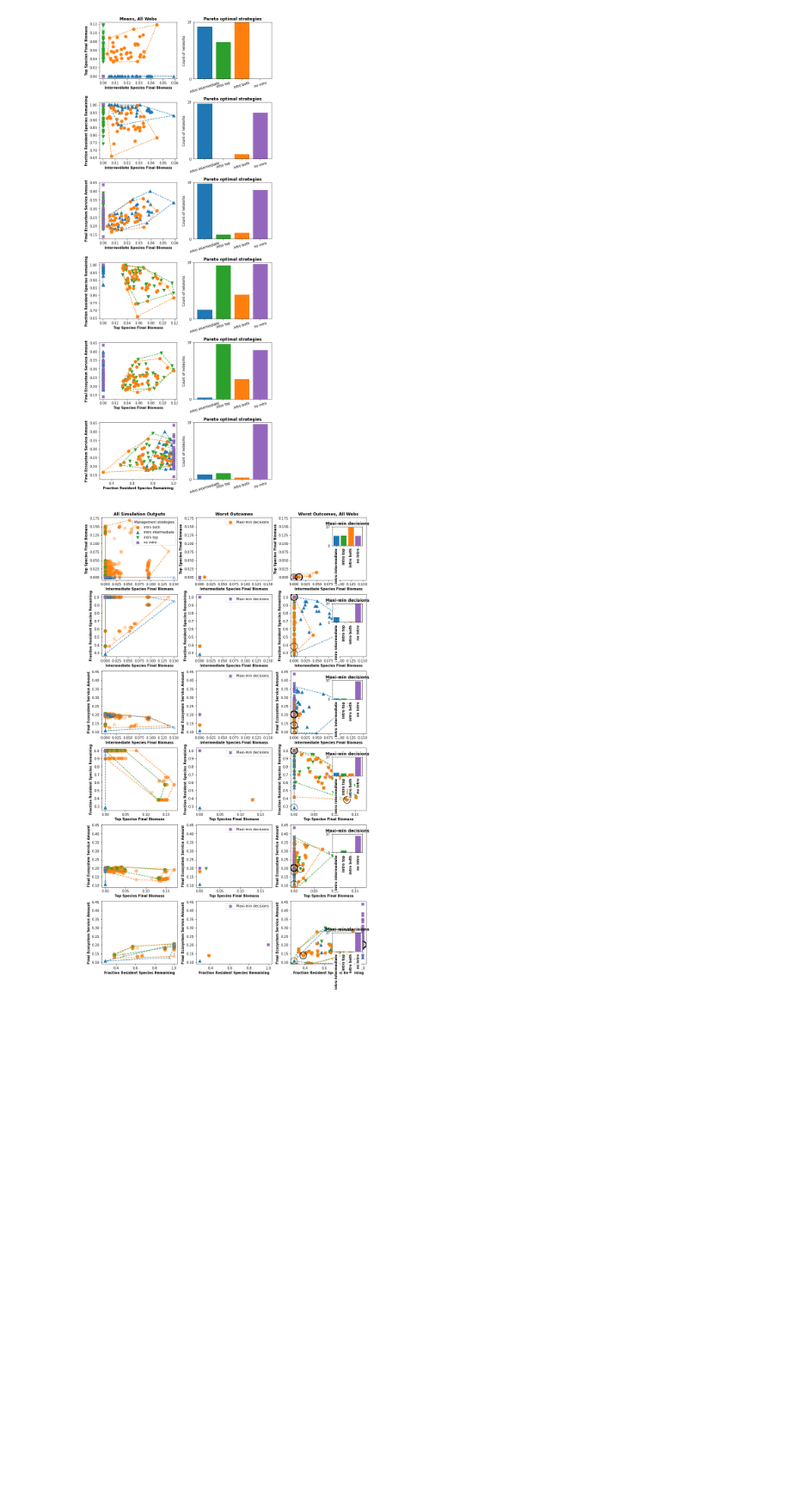
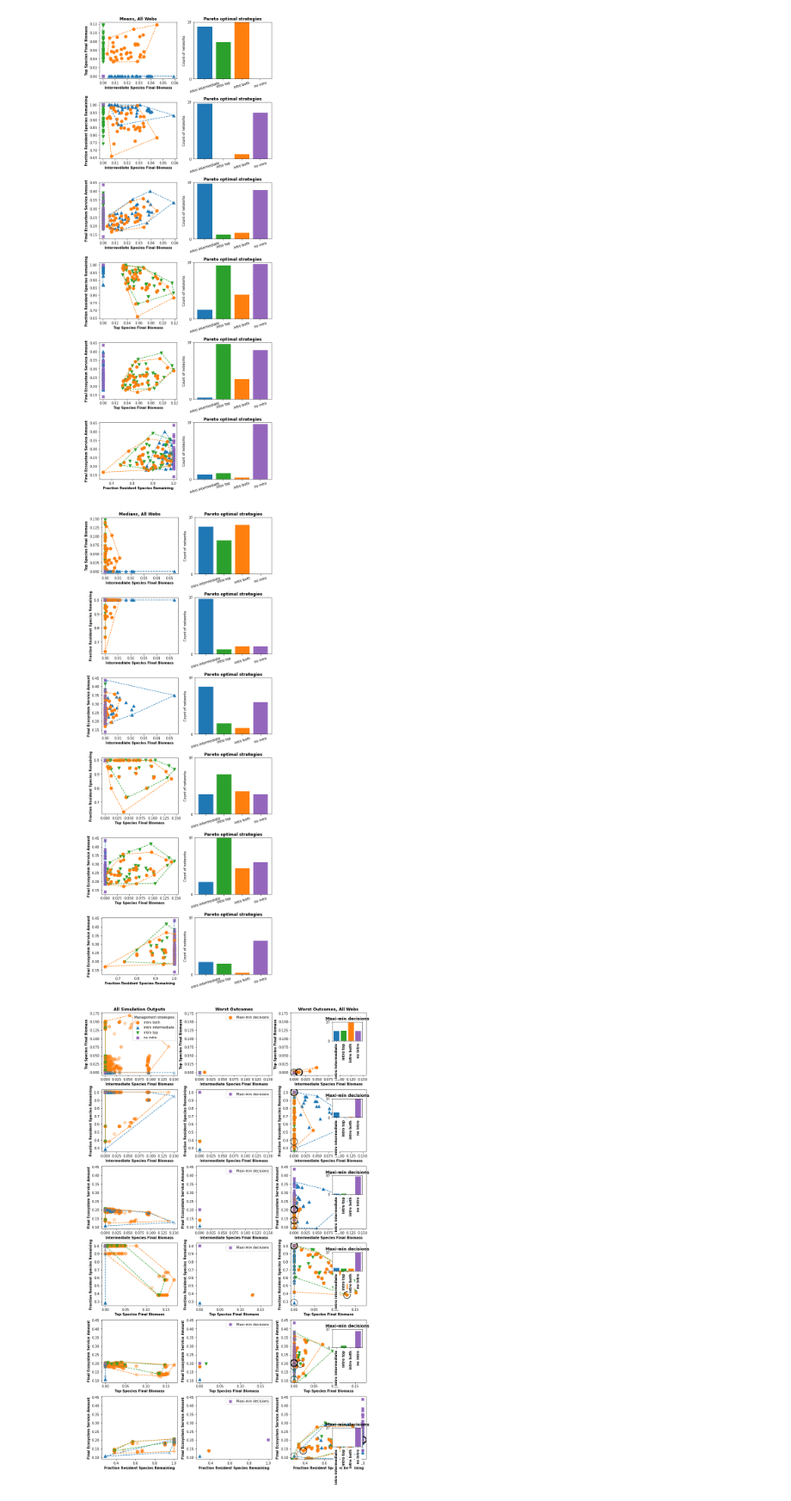
Before and after one commit to lucyvk/species_introduction_risk, a Jupyter notebook: 6_species_risk_paper_viz.ipynb, the cells around one changed output. Shown at 86% size. Cells and saved outputs as stored; diff of their text form; code cells hidden in the pictures; blank space fills up the shorter version.

```diff
--- a/6_species_risk_paper_viz.ipynb
+++ b/6_species_risk_paper_viz.ipynb
@@ -1150,9 +1172,11 @@ overall_version(False,-1,6, "Fig_6")
 # %% [output]
 [figure]
 # %%
-# overall version on plots with axis limits not determined by a particular web - MEDIANS w/o circle - SI Figure 2
-overall_version(True, -1, 6, "SI_Fig_2")
-#overall_version(False,-1,6, "SI_Fig_11") # with different invader parameters
+# overall version on plots with axis limits not determined by a particular web - MEDIANS w/o circle - SI Figure 3
+overall_version(True, -1, 6, "SI_Fig_3")
+#overall_version(False,-1,6, "SI_Fig_10") # with different invader parameters
+# %% [output]
+[figure, added]
 # %%
 # Plotting for maxi-min decision making
 
```
Also changed, not shown: parts of 23 cells of this notebook, 1 other file.
